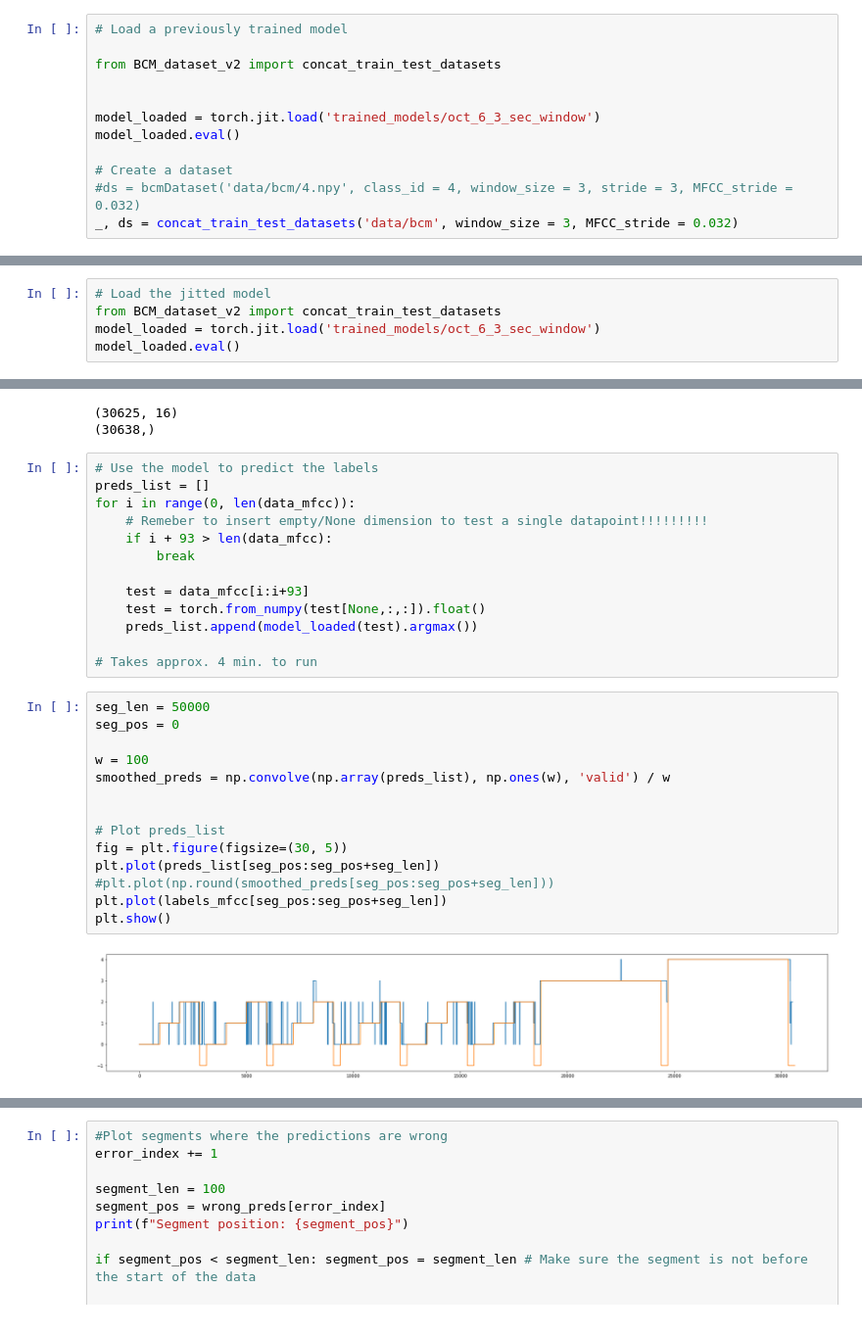
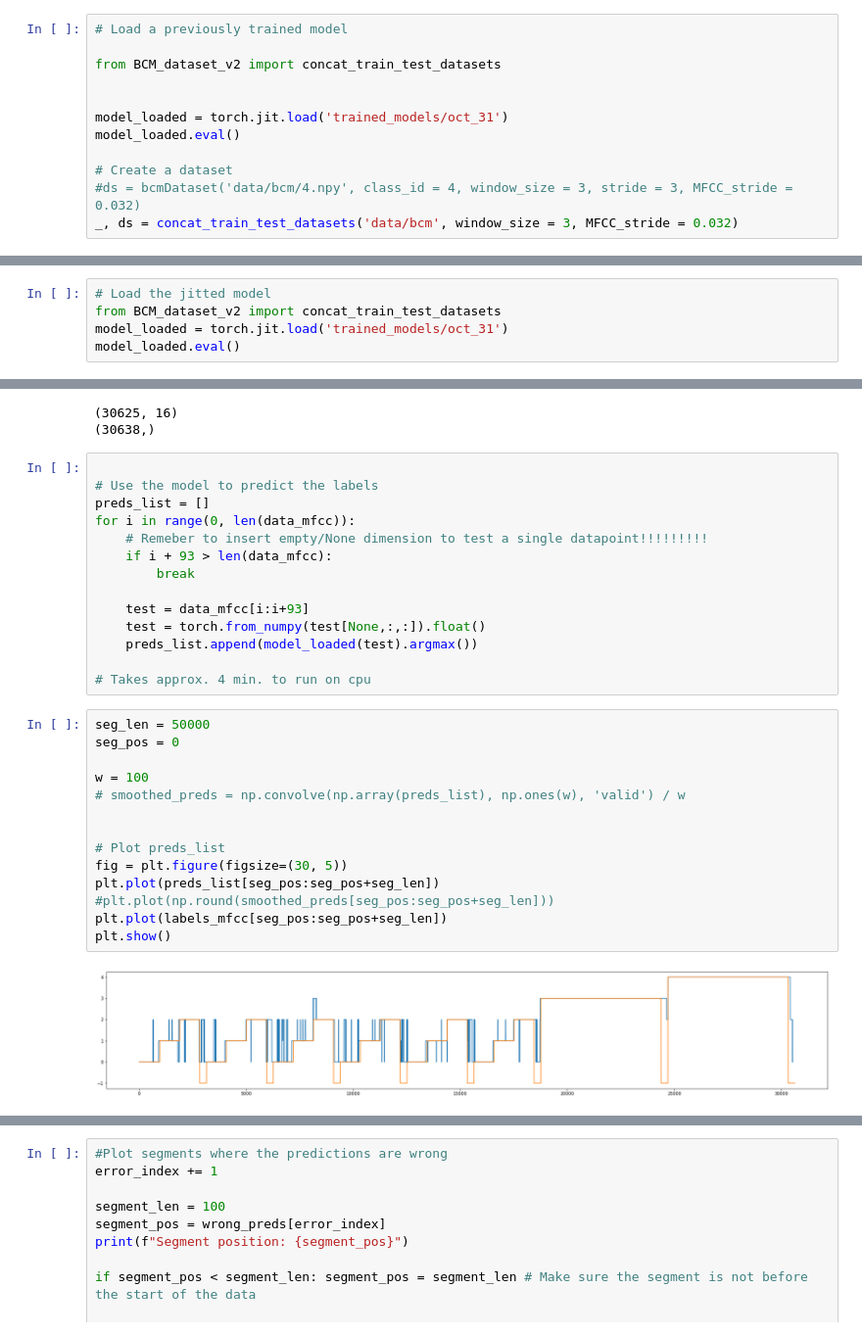
Before and after one commit to Aksel3007/BCM_activity_classification, a Jupyter notebook: test_model.ipynb, the cells around one changed output, grey strips where cells are left out. Shown: that part at 98% size. Saved outputs shown, nothing was run; the diff lists cells and outputs as text.

```diff
--- a/test_model.ipynb
+++ b/test_model.ipynb
@@ -15,7 +13,7 @@ Dataset version: 2.0
 from BCM_dataset_v2 import concat_train_test_datasets
 
 
-model_loaded = torch.jit.load('trained_models/oct_6_3_sec_window')
+model_loaded = torch.jit.load('trained_models/oct_31')
 model_loaded.eval()
 
 # Create a dataset
@@ -77,6 +73,6 @@ from scipy import signal
 # %%
 # Load the jitted model
 from BCM_dataset_v2 import concat_train_test_datasets
-model_loaded = torch.jit.load('trained_models/oct_6_3_sec_window')
+model_loaded = torch.jit.load('trained_models/oct_31')
 model_loaded.eval()
 # %% [output]
@@ -161,6 +157,7 @@ print(labels_mfcc.shape)
 (30625, 16)
 (30638,)
 # %%
+
 # Use the model to predict the labels
 preds_list = []
 for i in range(0, len(data_mfcc)):
@@ -172,20 +169,20 @@ for i in range(0, len(data_mfcc)):
     test = torch.from_numpy(test[None,:,:]).float()
     preds_list.append(model_loaded(test).argmax())
 
-# Takes approx. 4 min. to run
+# Takes approx. 4 min. to run on cpu
 # %%
 seg_len = 50000
 seg_pos = 0
 
 w = 100
-smoothed_preds = np.convolve(np.array(preds_list), np.ones(w), 'valid') / w
+# smoothed_preds = np.convolve(np.array(preds_list), np.ones(w), 'valid') / w
 
 
 # Plot preds_list
 fig = plt.figure(figsize=(30, 5))
 plt.plot(preds_list[seg_pos:seg_pos+seg_len])
 #plt.plot(np.round(smoothed_preds[seg_pos:seg_pos+seg_len]))
 plt.plot(labels_mfcc[seg_pos:seg_pos+seg_len])
 plt.show()
 # %% [output]
-[figure, old version]
+[figure, new version]
```
Also changed, not shown: parts of 6 cells of this notebook, 16 other files.
